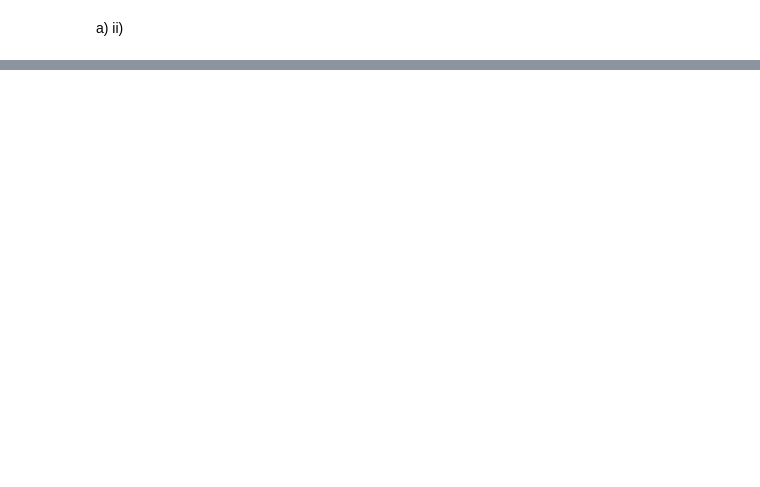
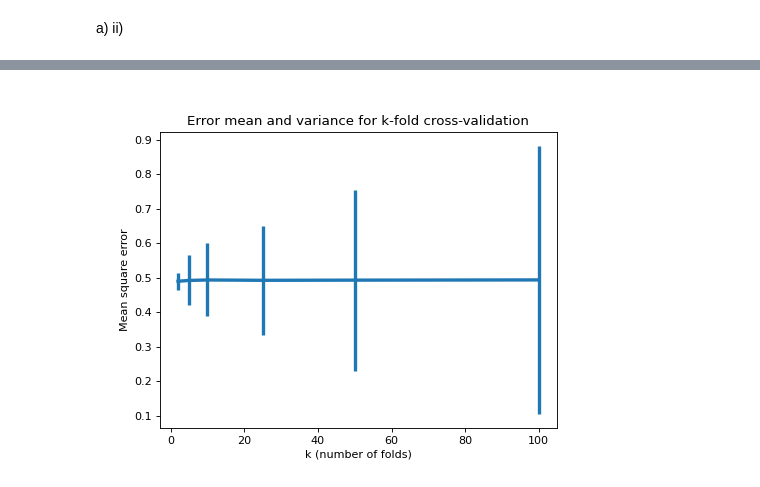
Before and after one commit to cormacmadden/Machine-Learning-Module, a Jupyter notebook: Assignment2/Assignment2.ipynb, the cells around one changed output, grey strips where cells are left out. Saved outputs shown, nothing was run; the diff lists cells and outputs as text; code cells hidden in the pictures; blank space fills up the shorter version.

```diff
--- a/Assignment2/Assignment2.ipynb
+++ b/Assignment2/Assignment2.ipynb
@@ -90,0 +47,15 @@ for i in grid:
+# %%
+Xpoly = PolynomialFeatures(degree = 5).fit_transform(X)
+
+baseline = DummyRegressor(strategy="mean").fit(Xpoly, y)
+print("J(θ_baseline) = %f\n"%mean_squared_error(y, baseline.predict(Xpoly)))
+
+C = [1,10,100,1000,10000]
+lassos = []
+for Ci in C:
+    model = Lasso(alpha=1/(2*Ci)).fit(Xpoly,y)
+    lassos.append(model)
+    print("\nC value: "+str(Ci))
+    print("Lasso coef: "+str(model.coef_))
+    print("Lasso intercept: "+str(model.intercept_))
+    print("J(θ) = %f\n"%mean_squared_error(y, model.predict(Xpoly)))
@@ -90,0 +192,69 @@ for i in grid:
+# %%
+kf = KFold(n_splits=5)
+
+model = Lasso(alpha=1/2) # <=> C = 1
+temp = []
+for train, test in kf.split(Xpoly):
+    model.fit(Xpoly[train], y[train])
+    ypred = model.predict(Xpoly[test])
+    temp.append(mean_squared_error(y[test], ypred))
+
+print("5-fold cross validation results:")
+print("Mean error = %f; Standard deviation = %f"%(np.array(temp).mean(), np.array(temp).std()))
+
+# k-fold cross-validation
+plt.figure(dpi=80)
+
+model = Lasso(alpha=1/2) # <=> C = 1
+k = [2, 5, 10, 25, 50, 100]
+std_error = []
+mean_error = []
+
+for ki in k:
+    kf = KFold(n_splits=ki)
+    temp = []
+    for train, test in kf.split(Xpoly):
+        model.fit(Xpoly[train], y[train])
+        ypred = model.predict(Xpoly[test])
+        temp.append(mean_squared_error(y[test], ypred))
+
+    mean_error.append(np.array(temp).mean())
+    std_error.append(np.array(temp).std())
+
+plt.errorbar(k, mean_error, yerr=std_error, linewidth=3)
+plt.title("Error mean and variance for k-fold cross-validation")
+plt.gca().set(xlabel='k (number of folds)', ylabel='Mean square error')
+plt.show()
+
+
+# (ii)(b) & (ii)(c)
+stdErrorTest, meanErrorTest, stdErrorTrain, meanErrorTrain = [], [], [], []
+plt.figure(dpi=80)
+
+C_range = [1, 5, 10, 50, 100]
+kf = KFold(n_splits=10)
+
+for Ci in C_range:
+    model = Lasso(alpha=1/(2*Ci))
+    tempTest, tempTrain = [], []
+
+    for train, test in kf.split(Xpoly):
+        model.fit(Xpoly[train], y[train])
+        ypred = model.predict(Xpoly[test])
+        ypred_train = model.predict(Xpoly[train])
+
+        tempTest.append(mean_squared_error(y[test], ypred))
+        tempTrain.append(mean_squared_error(y[train], ypred_train))
+
+    meanErrorTest.append(np.array(tempTest).mean())
+    stdErrorTest.append(np.array(tempTest).std())
+    meanErrorTrain.append(np.array(tempTrain).mean())
+    stdErrorTrain.append(np.array(tempTrain).std())
+
+plt.errorbar(C_range, meanErrorTest, yerr=stdErrorTest, linewidth=3, c="blue", label="Test data")
+plt.errorbar(C_range, meanErrorTrain, yerr=stdErrorTrain, linewidth=3, c="orange", label="Training data")
+plt.title("Error mean and standard deviation vs C values (Lasso model)")
+plt.gca().set(xlabel='C', ylabel="Mean square error")
+plt.legend()
+plt.show()
+# %% [output]
@@ -90,0 +263 @@ for i in grid:
+[figure, added]
```
Also changed, not shown: parts of 8 cells of this notebook.
